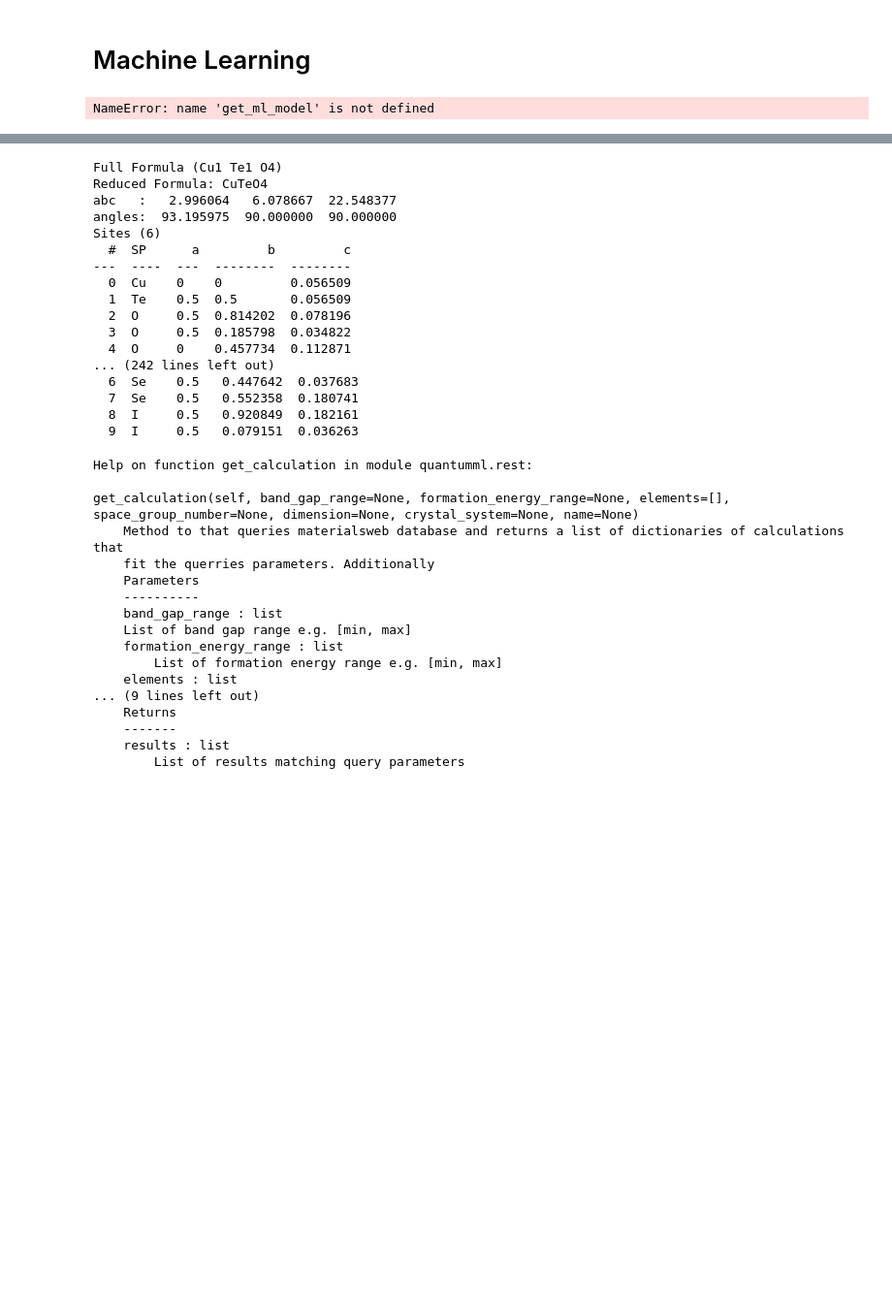
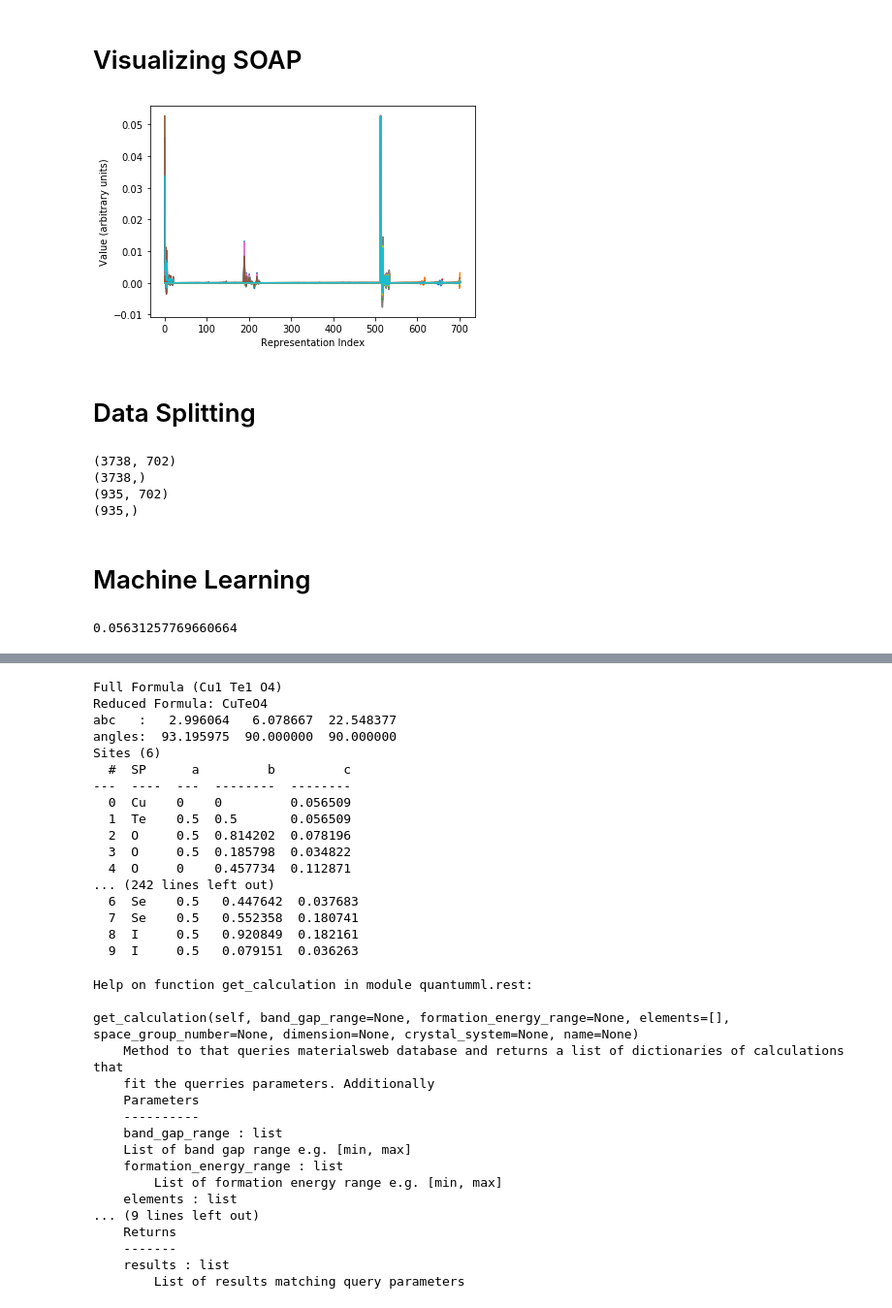
Before and after one commit to JasonGibsonUfl/quantumMLdev, a Jupyter notebook: tutorial.ipynb, the cells around one changed output, grey strips where cells are left out. Shown: that part at 97% size. Drawn from its saved outputs; the diff is of its cells as text; code cells hidden in the pictures; blank space fills up the shorter version.

```diff
--- a/tutorial.ipynb
+++ b/tutorial.ipynb
@@ -8,0 +147,5 @@ ModuleNotFoundError: No module named 'quantumml.descriptors'
+# %%
+# unpack parallel parsing results
+structure_list, table_data = zip(*parsed_data)
+structures = {k: v for k, v in zip(file_stems, structure_list)}
+df = pd.DataFrame(columns=columns, data=table_data, index=file_stems)
@@ -9,2 +193,61 @@ ModuleNotFoundError: No module named 'quantumml.descriptors'
+# %%
+from dscribe.descriptors import SOAP
+rcut = 6  # maximum pairwise distance to consider.
+# Stick to the second or third nearest-neighbor distance.
+
+# maximum degree and orders to calculation in spherical harmonics power-series solution
+nmax = 6
+lmax = 8
+
+# Setting up the SOAP descriptor
+soap = SOAP(species=element_list,
+            periodic=True,
+            rcut=rcut,
+            nmax=nmax,
+            lmax=lmax,
+            rbf='gto',
+            sigma=0.125,
+            average='inner')
+# %%
+adaptor = AseAtomsAdaptor()
+entry_names = sorted(structures.keys())
+flattened_entry_list = [(adaptor.get_atoms(structures[entry_name]))
+                        for entry_name in entry_names]
+# %%
+soap_raw = soap.create(flattened_entry_list, n_jobs=n_cores)
+data = pd.DataFrame(data=soap_raw, index=entry_names,columns=['SOAP_{}'.format(i) for i in range(len(soap_raw[0]))])
+# %% [markdown]
+# Visualizing SOAP
+# %%
+import matplotlib.pyplot as plt
+for i in range(50):
+    plt.plot(np.arange(len(soap_raw[0])), data.iloc[i])
+plt.xlabel('Representation Index')
+plt.ylabel('Value (arbitrary units)')
+plt.show()
+# %% [output]
+[figure, added]
+# %% [markdown]
+# Data Splitting
+# %%
+shuffled_names = list(entry_names)
+np.random.shuffle(shuffled_names)
+training_fraction = 0.8
+n_train = int(len(df) * training_fraction)
+training_names = shuffled_names[:n_train]
+testing_names = shuffled_names[n_train:]
+training_inputs = data.loc[training_names].values
+print(training_inputs.shape)
+training_outputs = df.loc[training_names]['Formation Energy']
+print(training_outputs.shape)
+testing_inputs = data.loc[testing_names].values
+print(testing_inputs.shape)
+testing_outputs = df.loc[testing_names]['Formation Energy']
+print(testing_outputs.shape)
+# %% [output]
+(3738, 702)
+(3738,)
+(935, 702)
+(935,)
 # %% [markdown]
 # Machine Learning
@@ -27,7 +254,6 @@ for d in entries:
-# %%
-formation_e_predict=[]
-model= get_ml_model('Cd-Te2')
-for i in range(0,10):
-    formation_e_predict.append(model.predict(get_soap('./'+str(i)+'.poscar'))[0])
-# %% [output]
-NameError: name 'get_ml_model' is not defined
+# %%
+model = SVR().fit(training_inputs, training_outputs)
+testing_predictions = model.predict(testing_inputs)
+print(np.sqrt(np.mean(np.subtract(testing_predictions, testing_outputs)**2)))
+# %% [output]
+0.05631257769660664
```
Also changed, not shown: parts of 51 cells of this notebook, 13 other files.
